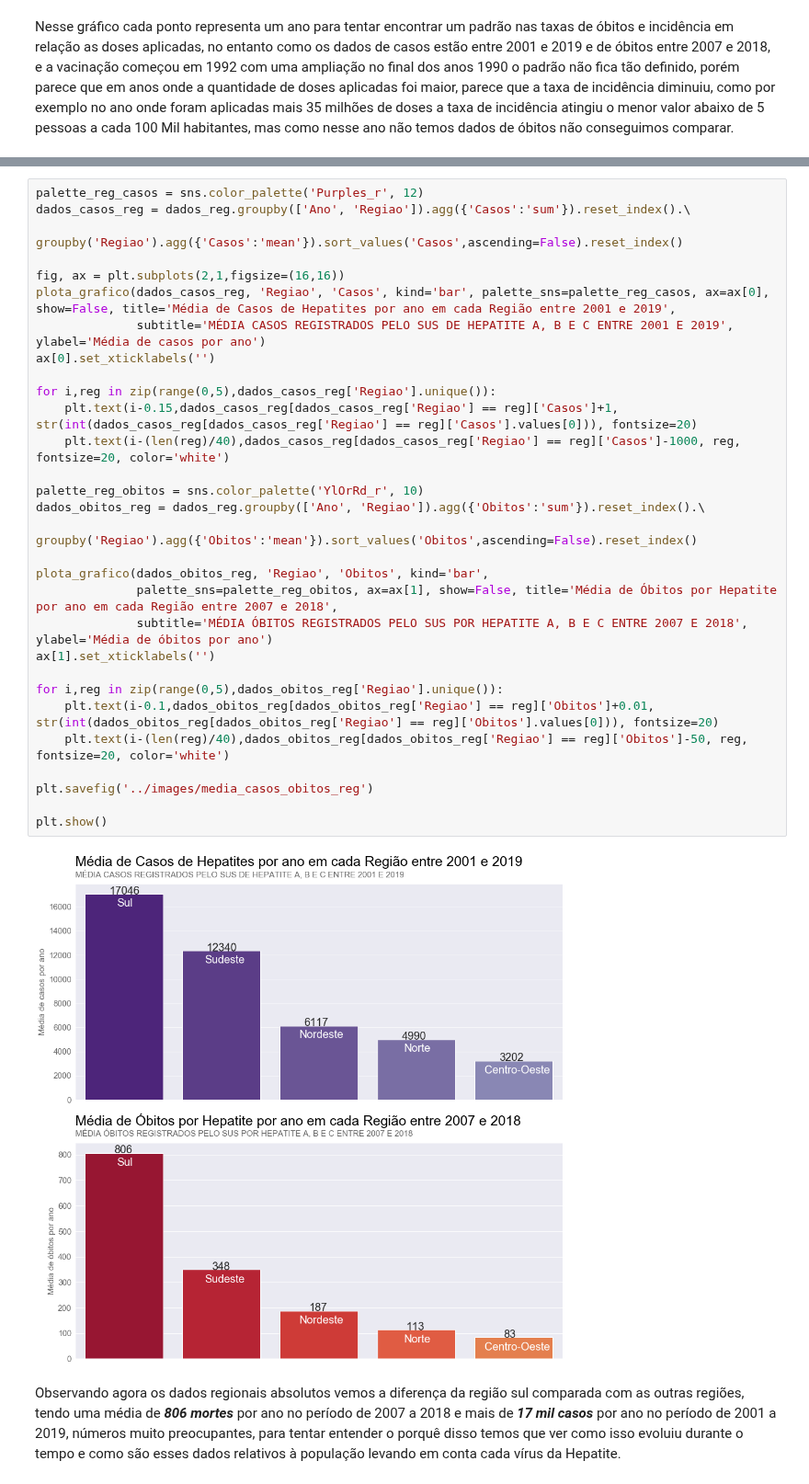
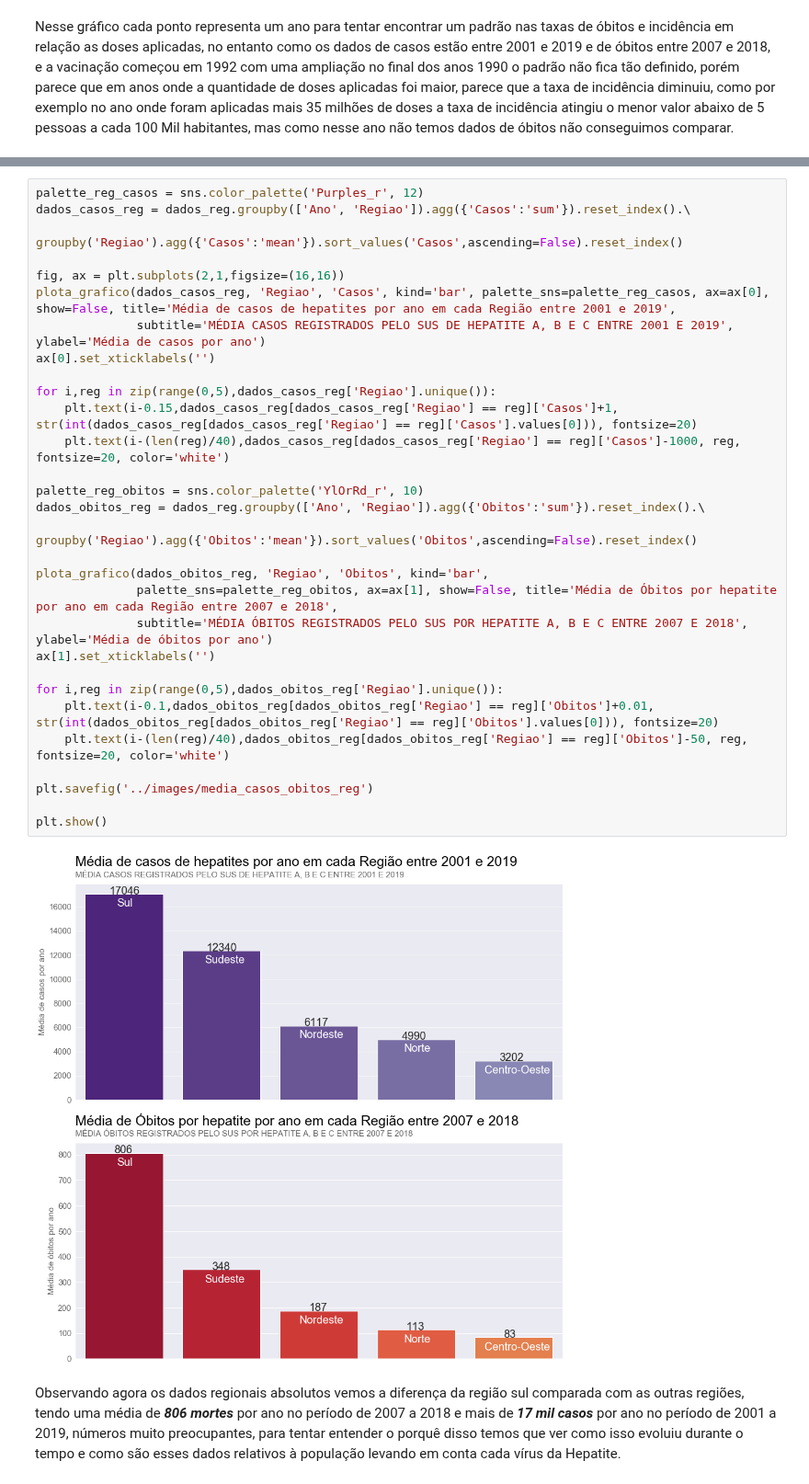
Before and after one commit to PedroHCAlmeida/projeto_um_mal_silencioso, a Jupyter notebook: notebooks/Analise_final.ipynb, the cells around one changed output, grey strips where cells are left out. Shown at 92% size. Drawn from its saved outputs; the diff is of its cells as text.

```diff
--- a/notebooks/Analise_final.ipynb
+++ b/notebooks/Analise_final.ipynb
@@ -388,35 +388,35 @@ Observando agora os dados de óbitos percebe se que realmente a Hepatite C, em a
 # %%
 palette_reg_casos = sns.color_palette('Purples_r', 12)
 dados_casos_reg = dados_reg.groupby(['Ano', 'Regiao']).agg({'Casos':'sum'}).reset_index().\
                      groupby('Regiao').agg({'Casos':'mean'}).sort_values('Casos',ascending=False).reset_index()
 
 fig, ax = plt.subplots(2,1,figsize=(16,16))
-plota_grafico(dados_casos_reg, 'Regiao', 'Casos', kind='bar', palette_sns=palette_reg_casos, ax=ax[0], show=False, title='Média de Casos de Hepatites por ano em cada Região entre 2001 e 2019',
+plota_grafico(dados_casos_reg, 'Regiao', 'Casos', kind='bar', palette_sns=palette_reg_casos, ax=ax[0], show=False, title='Média de casos de hepatites por ano em cada Região entre 2001 e 2019',
               subtitle='MÉDIA CASOS REGISTRADOS PELO SUS DE HEPATITE A, B E C ENTRE 2001 E 2019', ylabel='Média de casos por ano')
 ax[0].set_xticklabels('')
 
 for i,reg in zip(range(0,5),dados_casos_reg['Regiao'].unique()):
     plt.text(i-0.15,dados_casos_reg[dados_casos_reg['Regiao'] == reg]['Casos']+1, str(int(dados_casos_reg[dados_casos_reg['Regiao'] == reg]['Casos'].values[0])), fontsize=20)
     plt.text(i-(len(reg)/40),dados_casos_reg[dados_casos_reg['Regiao'] == reg]['Casos']-1000, reg, fontsize=20, color='white')
 
 palette_reg_obitos = sns.color_palette('YlOrRd_r', 10)
 dados_obitos_reg = dados_reg.groupby(['Ano', 'Regiao']).agg({'Obitos':'sum'}).reset_index().\
                      groupby('Regiao').agg({'Obitos':'mean'}).sort_values('Obitos',ascending=False).reset_index()
 
 plota_grafico(dados_obitos_reg, 'Regiao', 'Obitos', kind='bar',
-              palette_sns=palette_reg_obitos, ax=ax[1], show=False, title='Média de Óbitos por Hepatite por ano em cada Região entre 2007 e 2018',
+              palette_sns=palette_reg_obitos, ax=ax[1], show=False, title='Média de Óbitos por hepatite por ano em cada Região entre 2007 e 2018',
               subtitle='MÉDIA ÓBITOS REGISTRADOS PELO SUS POR HEPATITE A, B E C ENTRE 2007 E 2018', ylabel='Média de óbitos por ano')
 ax[1].set_xticklabels('')
 
 for i,reg in zip(range(0,5),dados_obitos_reg['Regiao'].unique()):
     plt.text(i-0.1,dados_obitos_reg[dados_obitos_reg['Regiao'] == reg]['Obitos']+0.01, str(int(dados_obitos_reg[dados_obitos_reg['Regiao'] == reg]['Obitos'].values[0])), fontsize=20)
     plt.text(i-(len(reg)/40),dados_obitos_reg[dados_obitos_reg['Regiao'] == reg]['Obitos']-50, reg, fontsize=20, color='white')
 
 plt.savefig('../images/media_casos_obitos_reg')
 
 plt.show()
 # %% [output]
-[figure, old version]
+[figure, new version]
 # %% [markdown]
 Observando agora os dados regionais absolutos vemos a diferença da região sul comparada com as outras regiões, tendo uma média de _**806 mortes**_ por ano no período de 2007 a 2018 e mais de _**17 mil casos**_ por ano no período de 2001 a 2019, números muito preocupantes, para tentar entender o porquê disso temos que ver como isso evoluiu durante o tempo e como são esses dados relativos à população levando em conta cada vírus da Hepatite.
 # %% [markdown]
```
Also changed, not shown: parts of 60 cells of this notebook, 17 other files.
